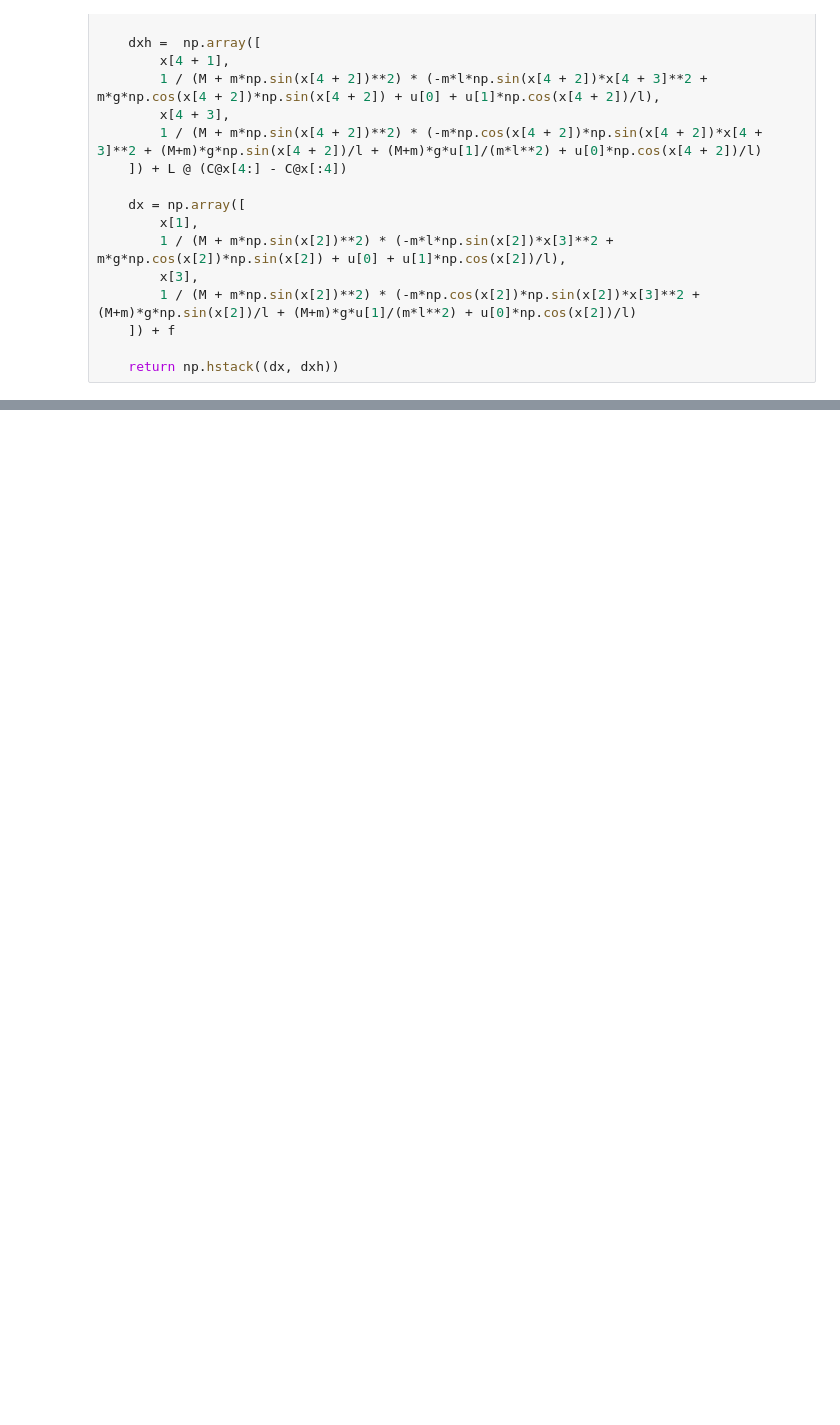
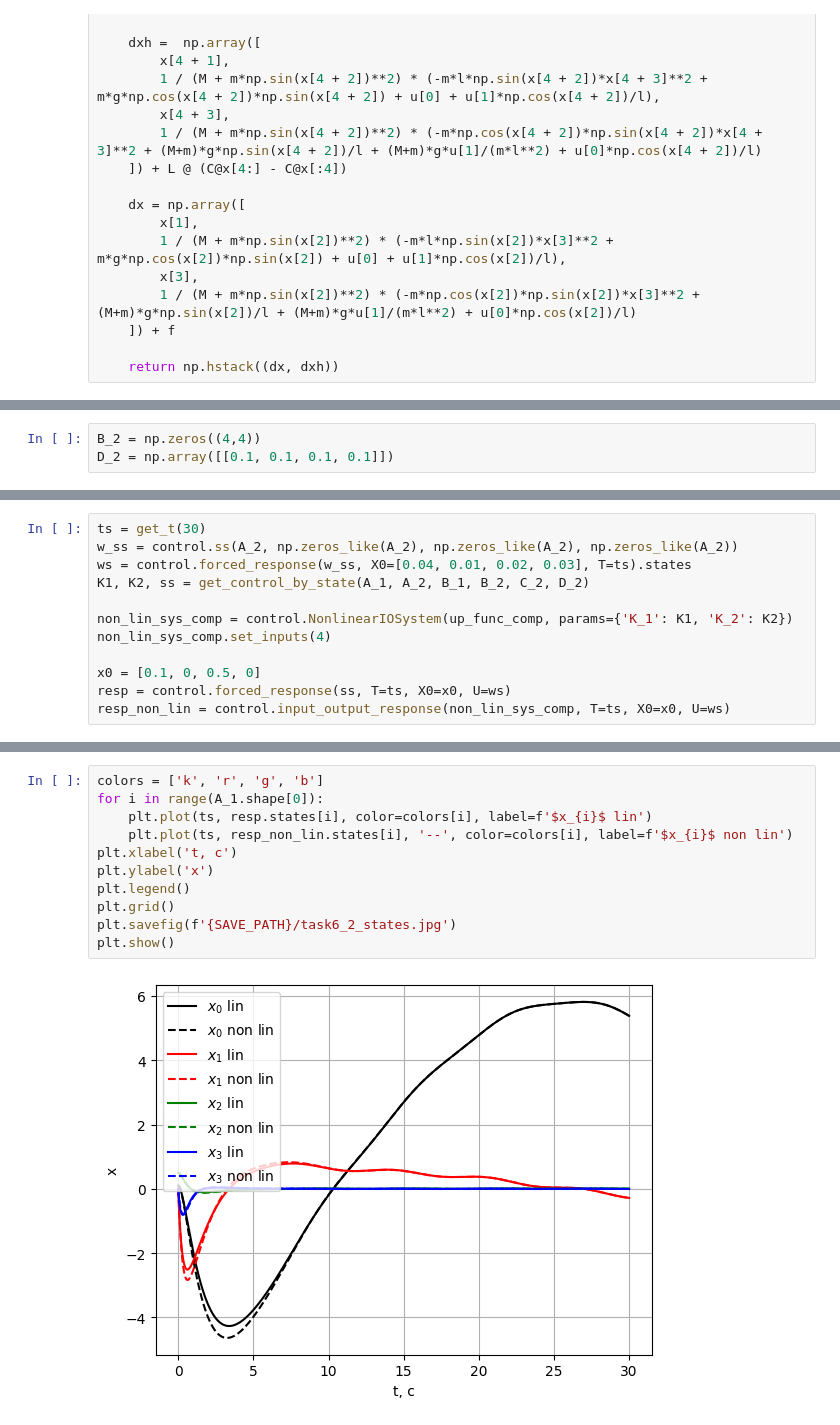
Before and after one commit to lalayants/control-theory-itmo-2023-2024, a Jupyter notebook: project/project.ipynb, the cells around one changed output, grey strips where cells are left out. Saved outputs shown, nothing was run; the diff lists cells and outputs as text; blank space fills up the shorter version.

```diff
--- a/project/project.ipynb
+++ b/project/project.ipynb
@@ -1058,0 +1255,3 @@ plt.savefig(f'{SAVE_PATH}/task5_LQG_non_lin.jpg')
+# %%
+B_2 = np.zeros((4,4))
+D_2 = np.array([[0.1, 0.1, 0.1, 0.1]])
@@ -1058,0 +1297,12 @@ plt.savefig(f'{SAVE_PATH}/task5_LQG_non_lin.jpg')
+# %%
+ts = get_t(30)
+w_ss = control.ss(A_2, np.zeros_like(A_2), np.zeros_like(A_2), np.zeros_like(A_2))
+ws = control.forced_response(w_ss, X0=[0.04, 0.01, 0.02, 0.03], T=ts).states
+K1, K2, ss = get_control_by_state(A_1, A_2, B_1, B_2, C_2, D_2)
+
+non_lin_sys_comp = control.NonlinearIOSystem(up_func_comp, params={'K_1': K1, 'K_2': K2})
+non_lin_sys_comp.set_inputs(4)
+
+x0 = [0.1, 0, 0.5, 0]
+resp = control.forced_response(ss, T=ts, X0=x0, U=ws)
+resp_non_lin = control.input_output_response(non_lin_sys_comp, T=ts, X0=x0, U=ws)
@@ -1058,0 +1320,13 @@ plt.savefig(f'{SAVE_PATH}/task5_LQG_non_lin.jpg')
+# %%
+colors = ['k', 'r', 'g', 'b']
+for i in range(A_1.shape[0]):
+    plt.plot(ts, resp.states[i], color=colors[i], label=f'$x_{i}$ lin')
+    plt.plot(ts, resp_non_lin.states[i], '--', color=colors[i], label=f'$x_{i}$ non lin')
+plt.xlabel('t, c')
+plt.ylabel('x')
+plt.legend()
+plt.grid()
+plt.savefig(f'{SAVE_PATH}/task6_2_states.jpg')
+plt.show()
+# %% [output]
+[figure, added]
```
Also changed, not shown: parts of 19 cells of this notebook, 4 other files.
